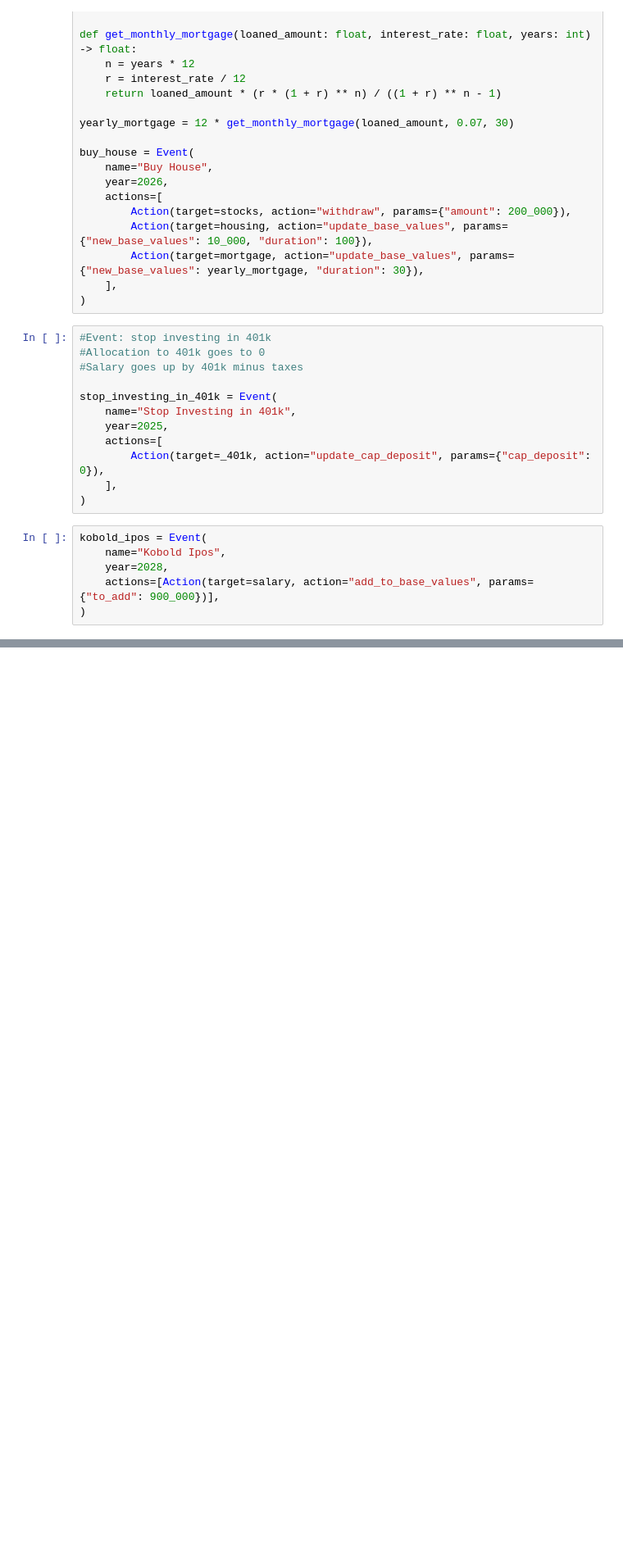
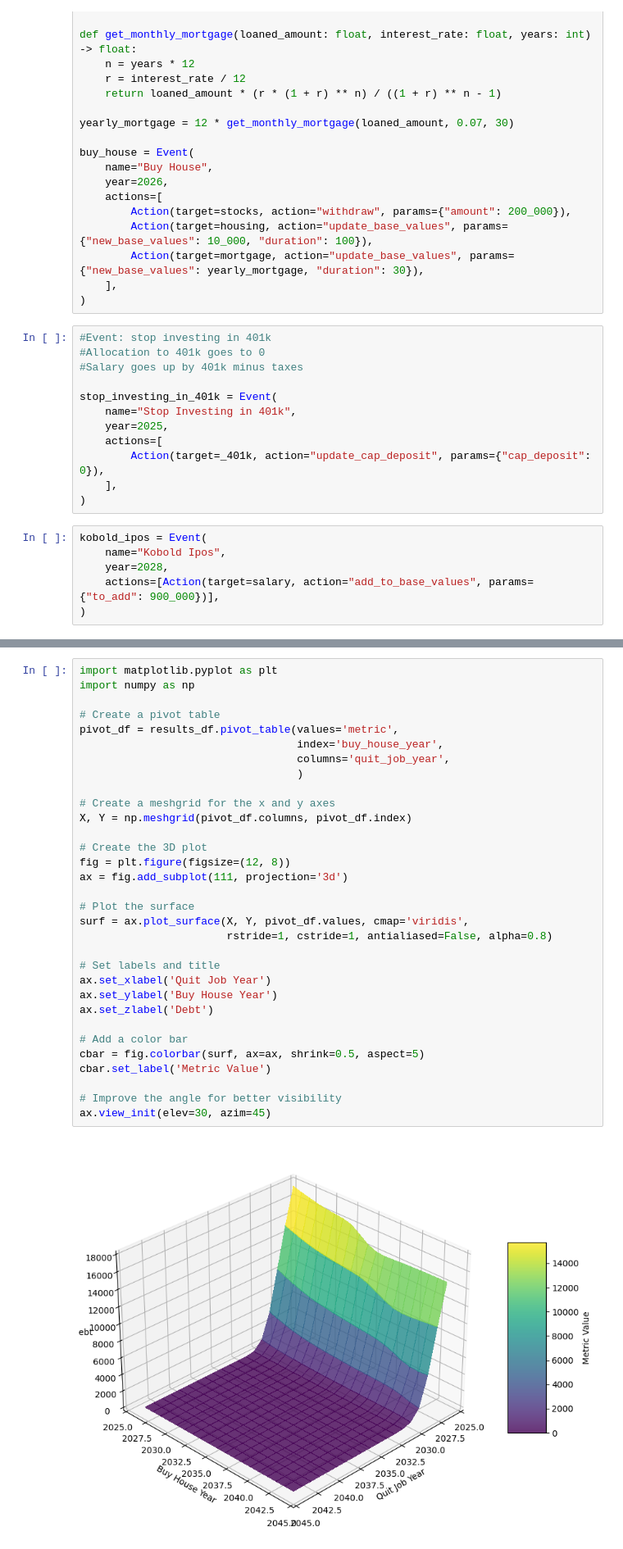
Before and after one commit to pquinter/fisim, a Jupyter notebook: notebooks/explore-financial-planning.ipynb, the cells around one changed output, grey strips where cells are left out. Shown at 82% size. Drawn from its saved outputs; the diff is of its cells as text; blank space fills up the shorter version.

```diff
--- a/notebooks/explore-financial-planning.ipynb
+++ b/notebooks/explore-financial-planning.ipynb
@@ -116,0 +284,34 @@ ax.set(title="|".join([e.name for e in planner.events]));
+# %%
+import matplotlib.pyplot as plt
+import numpy as np
+
+# Create a pivot table
+pivot_df = results_df.pivot_table(values='metric',
+                                  index='buy_house_year',
+                                  columns='quit_job_year',
+                                  )
+
+# Create a meshgrid for the x and y axes
+X, Y = np.meshgrid(pivot_df.columns, pivot_df.index)
+
+# Create the 3D plot
+fig = plt.figure(figsize=(12, 8))
+ax = fig.add_subplot(111, projection='3d')
+
+# Plot the surface
+surf = ax.plot_surface(X, Y, pivot_df.values, cmap='viridis',
+                       rstride=1, cstride=1, antialiased=False, alpha=0.8)
+
+# Set labels and title
+ax.set_xlabel('Quit Job Year')
+ax.set_ylabel('Buy House Year')
+ax.set_zlabel('Debt')
+
+# Add a color bar
+cbar = fig.colorbar(surf, ax=ax, shrink=0.5, aspect=5)
+cbar.set_label('Metric Value')
+
+# Improve the angle for better visibility
+ax.view_init(elev=30, azim=45)
+# %% [output]
+[figure, added]
```
Also changed, not shown: parts of 14 cells of this notebook, 14 other files.
